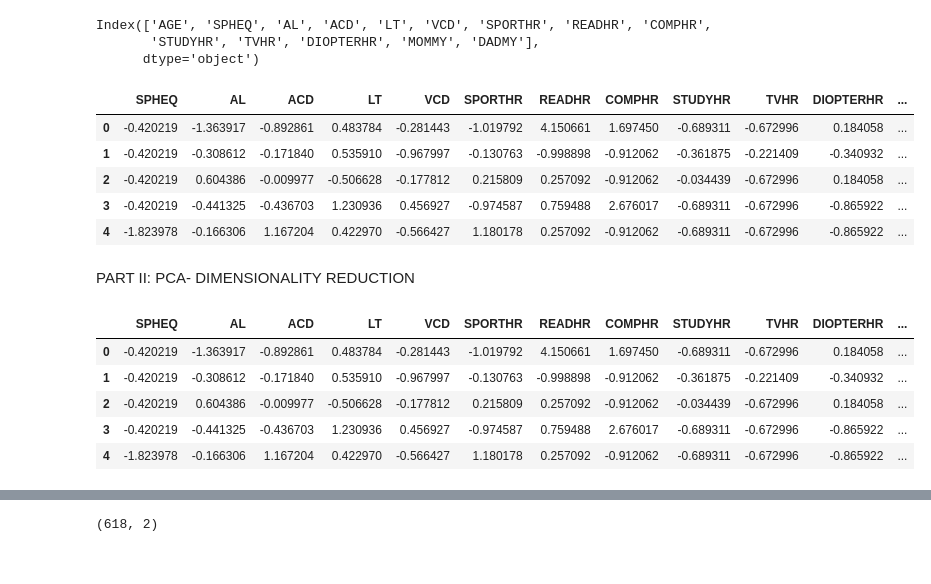
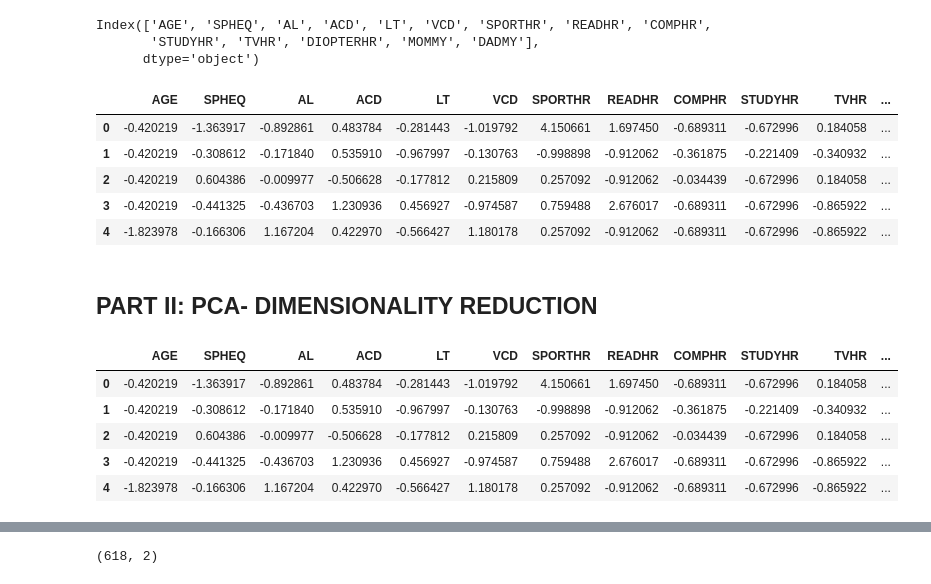
Before and after one commit to AAF78/unsupervised-machine-learning-challenge, a Jupyter notebook: Starter_Code/myopia.ipynb, the cells around one changed output, grey strips where cells are left out. Cells and saved outputs as stored; diff of their text form; code cells hidden in the pictures.

```diff
--- a/Starter_Code/myopia.ipynb
+++ b/Starter_Code/myopia.ipynb
@@ -67,8 +67,3 @@ Column MYOPIC has 0 null values
 print(f"Duplicate entries: {df_myopia.duplicated().sum()}")
 # %% [output]
 Duplicate entries: 0
-# %%
-# Remove the MYOPIC Column since it creates bias if left
-df_myopia = df_myopia.drop(columns=["MYOPIC"])
-
-df_myopia.head()
@@ -81,0 +70,4 @@ df_myopia.head()
+# %%
+df_myopia_2 = df_myopia.drop(['MYOPIC'], axis=1)
+
+df_myopia_2.head(5)
@@ -82,8 +81,7 @@ df_myopia.head()
 # %%
 # Scale the data
 from sklearn.preprocessing import StandardScaler
+target = df_myopia["MYOPIC"]
 scaler = StandardScaler()
-scaled_data = scaler.fit_transform(df_myopia[['AGE', 'SPHEQ', 'AL',
-                                                'ACD', 'LT', 'VCD', 'SPORTHR', 'READHR', 'COMPHR',
-                                               'STUDYHR', 'TVHR', 'DIOPTERHR', 'MOMMY']])
+scaled_data = scaler.fit_transform(df_myopia_2)
 # %%
@@ -94,11 +92,11 @@ Index(['AGE', 'SPHEQ', 'AL', 'ACD', 'LT', 'VCD', 'SPORTHR', 'READHR', 'COMPHR',
       dtype='object')
 # %%
 # Create a new df with the transformed data
-new_df_myopia = pd.DataFrame(scaled_data, columns=df_myopia.columns[1:])
-new_df_myopia['DADMY'] = df_myopia['DADMY']
+new_df_myopia = pd.DataFrame(scaled_data, columns=df_myopia_2.columns[0:])
+new_df_myopia['DADMY'] = df_myopia_2['DADMY']
 new_df_myopia.head()
 # %% [output]
-|  | SPHEQ | AL | ACD | LT | VCD | SPORTHR | READHR | COMPHR | STUDYHR | TVHR | DIOPTERHR | ... |
+|  | AGE | SPHEQ | AL | ACD | LT | VCD | SPORTHR | READHR | COMPHR | STUDYHR | TVHR | ... |
 | 0 | -0.420219 | -1.363917 | -0.892861 | 0.483784 | -0.281443 | -1.019792 | 4.150661 | 1.697450 | -0.689311 | -0.672996 | 0.184058 | ... |
 | 1 | -0.420219 | -0.308612 | -0.171840 | 0.535910 | -0.967997 | -0.130763 | -0.998898 | -0.912062 | -0.361875 | -0.221409 | -0.340932 | ... |
 | 2 | -0.420219 | 0.604386 | -0.009977 | -0.506628 | -0.177812 | 0.215809 | 0.257092 | -0.912062 | -0.034439 | -0.672996 | 0.184058 | ... |
@@ -110,13 +108,13 @@ file_path = Path("myopia_cleaned.csv")
 new_df_myopia.to_csv(file_path, index=False)
 # %% [markdown]
-PART II: PCA- DIMENSIONALITY REDUCTION
+## PART II: PCA- DIMENSIONALITY REDUCTION
 # %%
 # Load the data
-file_path_2 = Path("myopia_cleaned.csv")
+file_path_2 = Path("myopia_cleaned_3.csv")
 new_df_myopia = pd.read_csv(file_path_2)
 new_df_myopia.head()
 # %% [output]
-|  | SPHEQ | AL | ACD | LT | VCD | SPORTHR | READHR | COMPHR | STUDYHR | TVHR | DIOPTERHR | ... |
+|  | AGE | SPHEQ | AL | ACD | LT | VCD | SPORTHR | READHR | COMPHR | STUDYHR | TVHR | ... |
 | 0 | -0.420219 | -1.363917 | -0.892861 | 0.483784 | -0.281443 | -1.019792 | 4.150661 | 1.697450 | -0.689311 | -0.672996 | 0.184058 | ... |
 | 1 | -0.420219 | -0.308612 | -0.171840 | 0.535910 | -0.967997 | -0.130763 | -0.998898 | -0.912062 | -0.361875 | -0.221409 | -0.340932 | ... |
 | 2 | -0.420219 | 0.604386 | -0.009977 | -0.506628 | -0.177812 | 0.215809 | 0.257092 | -0.912062 | -0.034439 | -0.672996 | 0.184058 | ... |
```
Also changed, not shown: parts of 29 cells of this notebook, 3 other files.
